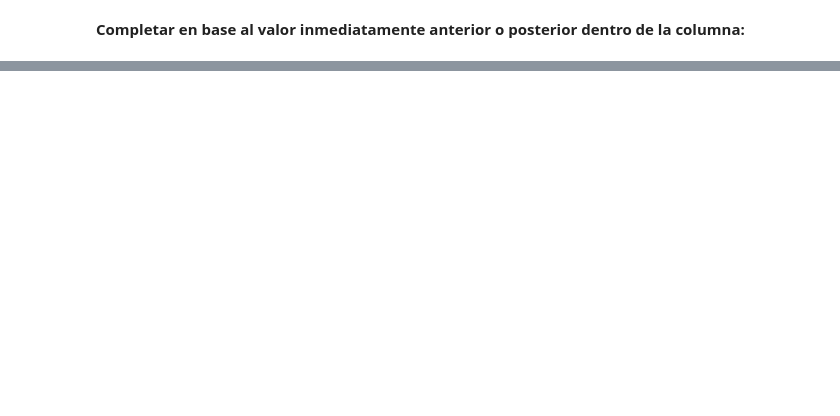
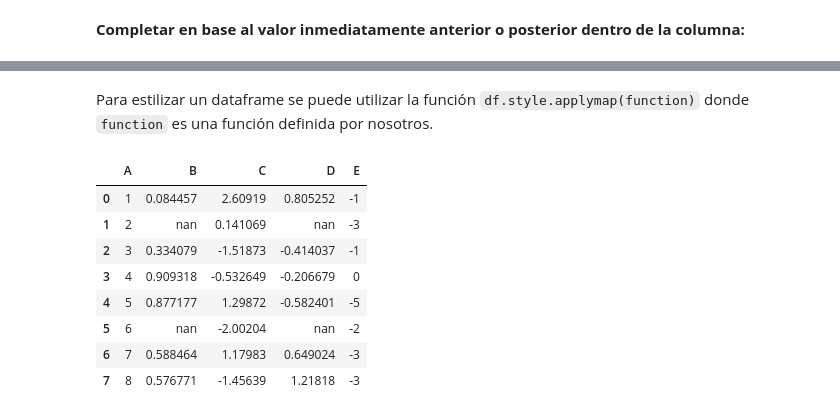
Before and after one commit to dmtorol/10011_course_ml_python, a Jupyter notebook: -02-exploracion-limpieza-datos.ipynb, the cells around one changed output, grey strips where cells are left out. Cells and saved outputs as stored; diff of their text form; code cells hidden in the pictures; blank space fills up the shorter version.

```diff
--- a/-02-exploracion-limpieza-datos.ipynb
+++ b/-02-exploracion-limpieza-datos.ipynb
@@ -577,0 +605,20 @@ df_titanic_fill_na["age"] = df_titanic_fill_na["age"].fillna(method="backfill")
+# %% [markdown]
+Para estilizar un dataframe se puede utilizar la función `df.style.applymap(function)` donde `function` es una función definida por nosotros.
+# %%
+## Colorear en rojo valores negativos
+
+def color_negative_values(val):
+  color = 'red' if val < 0 else 'black'
+  return 'color: %s' % color
+
+df.style.applymap(color_negative_values)
+# %% [output]
+|  | A | B | C | D | E |
+| 0 | 1 | 0.084457 | 2.60919 | 0.805252 | -1 |
+| 1 | 2 | nan | 0.141069 | nan | -3 |
+| 2 | 3 | 0.334079 | -1.51873 | -0.414037 | -1 |
+| 3 | 4 | 0.909318 | -0.532649 | -0.206679 | 0 |
+| 4 | 5 | 0.877177 | 1.29872 | -0.582401 | -5 |
+| 5 | 6 | nan | -2.00204 | nan | -2 |
+| 6 | 7 | 0.588464 | 1.17983 | 0.649024 | -3 |
+| 7 | 8 | 0.576771 | -1.45639 | 1.21818 | -3 |
```
Also changed, not shown: parts of 7 cells of this notebook.
